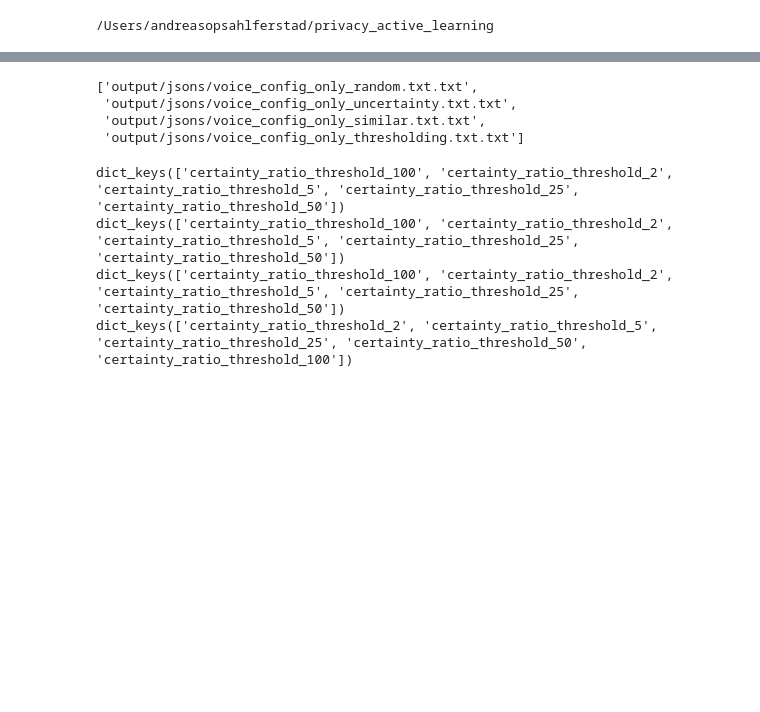
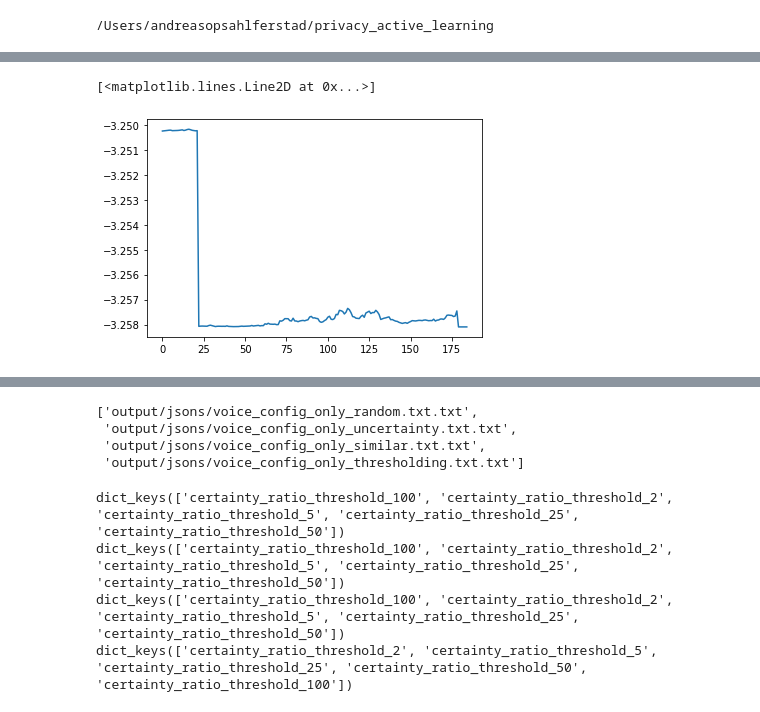
Before and after one commit to aferstad/active-learning-simulation, a Jupyter notebook: jupyter_notebooks/threshold_data_merger.ipynb, the cells around one changed output, grey strips where cells are left out. Drawn from its saved outputs; the diff is of its cells as text; code cells hidden in the pictures; blank space fills up the shorter version.

```diff
--- a/jupyter_notebooks/threshold_data_merger.ipynb
+++ b/jupyter_notebooks/threshold_data_merger.ipynb
@@ -10,0 +21,5 @@ import alsDataManager
+# %%
+plt.plot(d1['max_uncertainties'])
+# %% [output]
+[<matplotlib.lines.Line2D at 0x...>]
+[figure, added]
```
Also changed, not shown: parts of 7 cells of this notebook, 6 other files.
